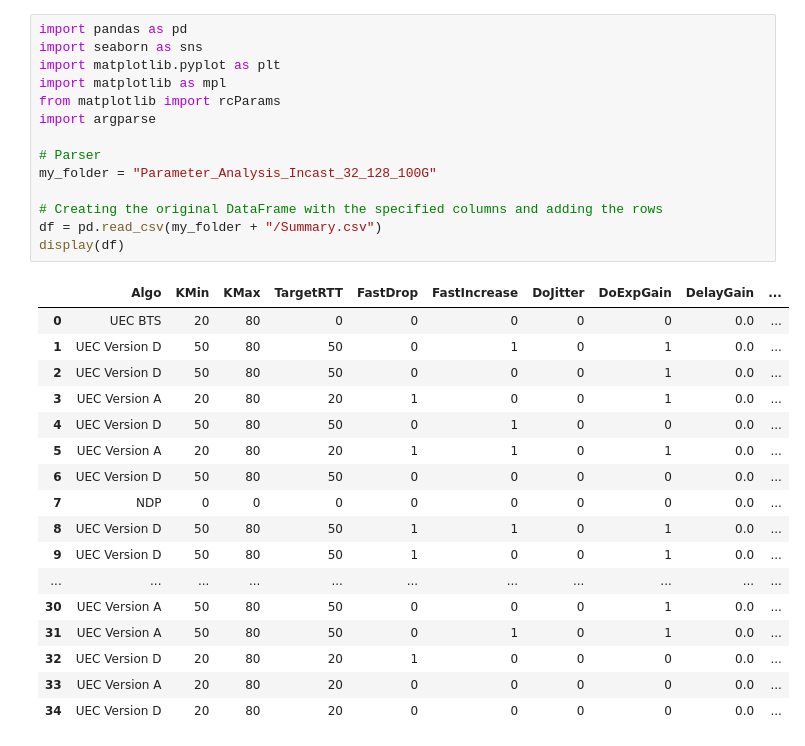
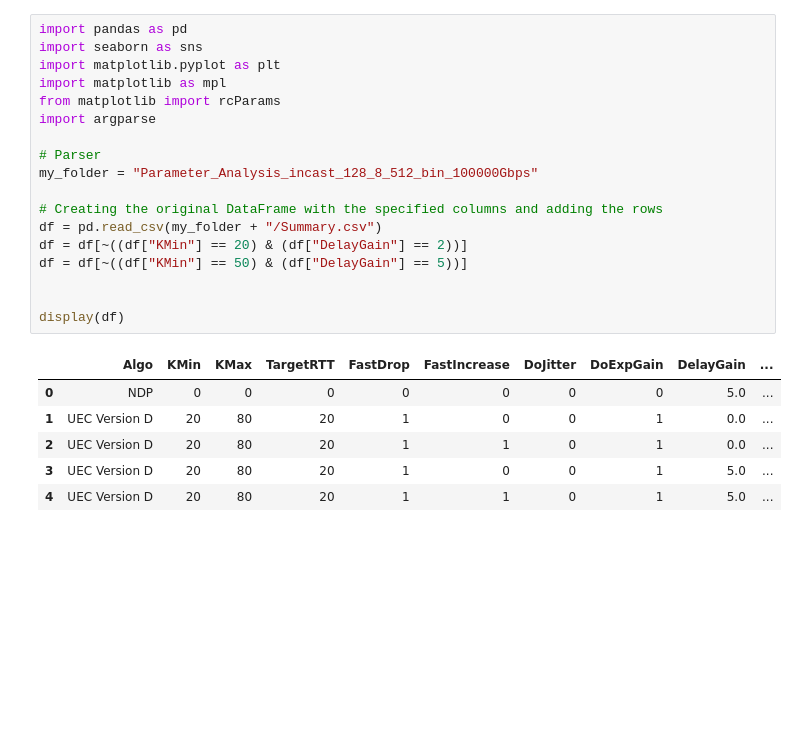
Before and after one commit to spcl/HTSIM-old, a Jupyter notebook: plotting/Summary_Notebook.ipynb, the cells around one changed output. Drawn from its saved outputs; the diff is of its cells as text; blank space fills up the shorter version.

Commit message:
Stable Version multiple versions and automated benchmarks

```diff
--- a/plotting/Summary_Notebook.ipynb
+++ b/plotting/Summary_Notebook.ipynb
@@ -1,35 +1,28 @@
 # %%
 import pandas as pd
 import seaborn as sns
 import matplotlib.pyplot as plt
 import matplotlib as mpl
 from matplotlib import rcParams
 import argparse
 
 # Parser
-my_folder = "Parameter_Analysis_Incast_32_128_100G"
+my_folder = "Parameter_Analysis_incast_128_8_512_bin_100000Gbps"
 
 # Creating the original DataFrame with the specified columns and adding the rows
 df = pd.read_csv(my_folder + "/Summary.csv")
+df = df[~((df["KMin"] == 20) & (df["DelayGain"] == 2))]
+df = df[~((df["KMin"] == 50) & (df["DelayGain"] == 5))]
+
+
 display(df)
 # %% [output]
 |  | Algo | KMin | KMax | TargetRTT | FastDrop | FastIncrease | DoJitter | DoExpGain | DelayGain | ... |
-| 0 | UEC BTS | 20 | 80 | 0 | 0 | 0 | 0 | 0 | 0.0 | ... |
-| 1 | UEC Version D | 50 | 80 | 50 | 0 | 1 | 0 | 1 | 0.0 | ... |
-| 2 | UEC Version D | 50 | 80 | 50 | 0 | 0 | 0 | 1 | 0.0 | ... |
-| 3 | UEC Version A | 20 | 80 | 20 | 1 | 0 | 0 | 1 | 0.0 | ... |
-| 4 | UEC Version D | 50 | 80 | 50 | 0 | 1 | 0 | 0 | 0.0 | ... |
-| 5 | UEC Version A | 20 | 80 | 20 | 1 | 1 | 0 | 1 | 0.0 | ... |
-| 6 | UEC Version D | 50 | 80 | 50 | 0 | 0 | 0 | 0 | 0.0 | ... |
-| 7 | NDP | 0 | 0 | 0 | 0 | 0 | 0 | 0 | 0.0 | ... |
-| 8 | UEC Version D | 50 | 80 | 50 | 1 | 1 | 0 | 1 | 0.0 | ... |
-| 9 | UEC Version D | 50 | 80 | 50 | 1 | 0 | 0 | 1 | 0.0 | ... |
-| ... | ... | ... | ... | ... | ... | ... | ... | ... | ... | ... |
-| 30 | UEC Version A | 50 | 80 | 50 | 0 | 0 | 0 | 1 | 0.0 | ... |
-| 31 | UEC Version A | 50 | 80 | 50 | 0 | 1 | 0 | 1 | 0.0 | ... |
-| 32 | UEC Version D | 20 | 80 | 20 | 1 | 0 | 0 | 0 | 0.0 | ... |
-| 33 | UEC Version A | 20 | 80 | 20 | 0 | 0 | 0 | 0 | 0.0 | ... |
-| 34 | UEC Version D | 20 | 80 | 20 | 0 | 0 | 0 | 0 | 0.0 | ... |
+| 0 | NDP | 0 | 0 | 0 | 0 | 0 | 0 | 0 | 5.0 | ... |
+| 1 | UEC Version D | 20 | 80 | 20 | 1 | 0 | 0 | 1 | 0.0 | ... |
+| 2 | UEC Version D | 20 | 80 | 20 | 1 | 1 | 0 | 1 | 0.0 | ... |
+| 3 | UEC Version D | 20 | 80 | 20 | 1 | 0 | 0 | 1 | 5.0 | ... |
+| 4 | UEC Version D | 20 | 80 | 20 | 1 | 1 | 0 | 1 | 5.0 | ... |
 # %%
 def run_comparison(df, filtering_on, possible_value_1, possible_value_2, possible_value_3 = None):
     # Columns
```
Also changed, not shown: parts of 13 cells of this notebook, 56 other files.
